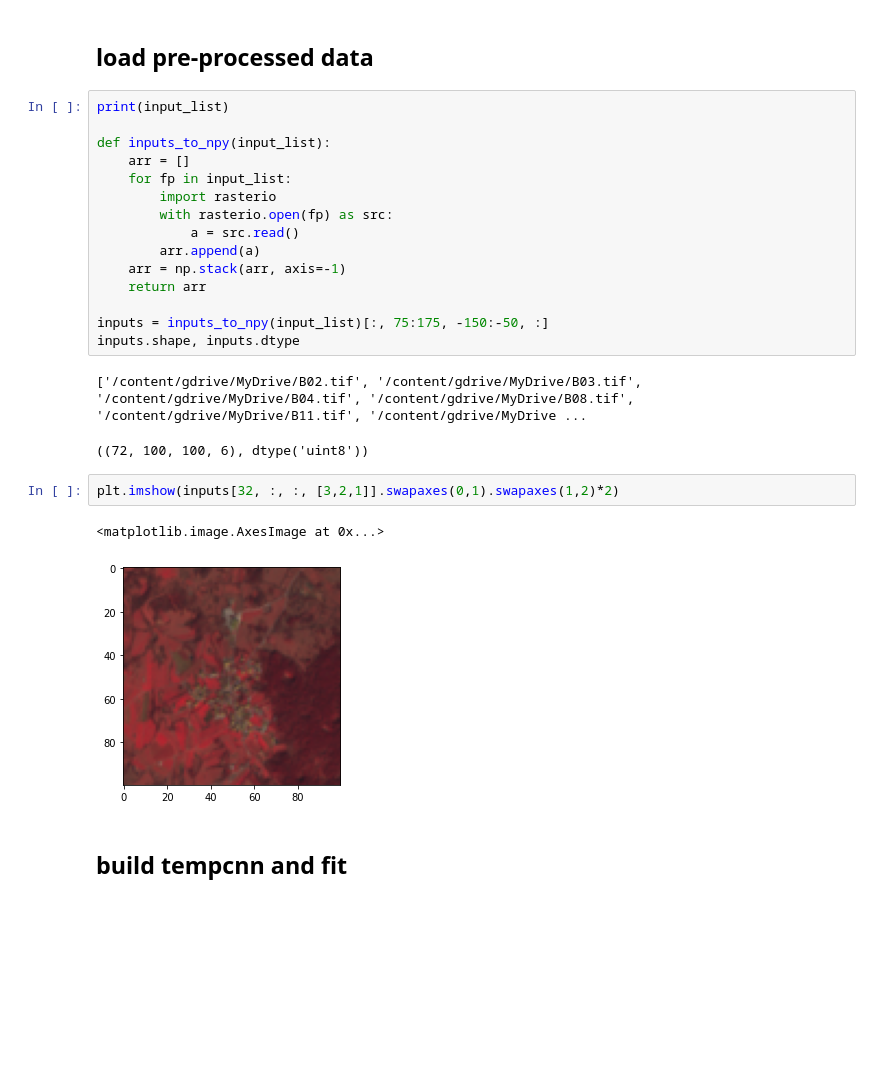
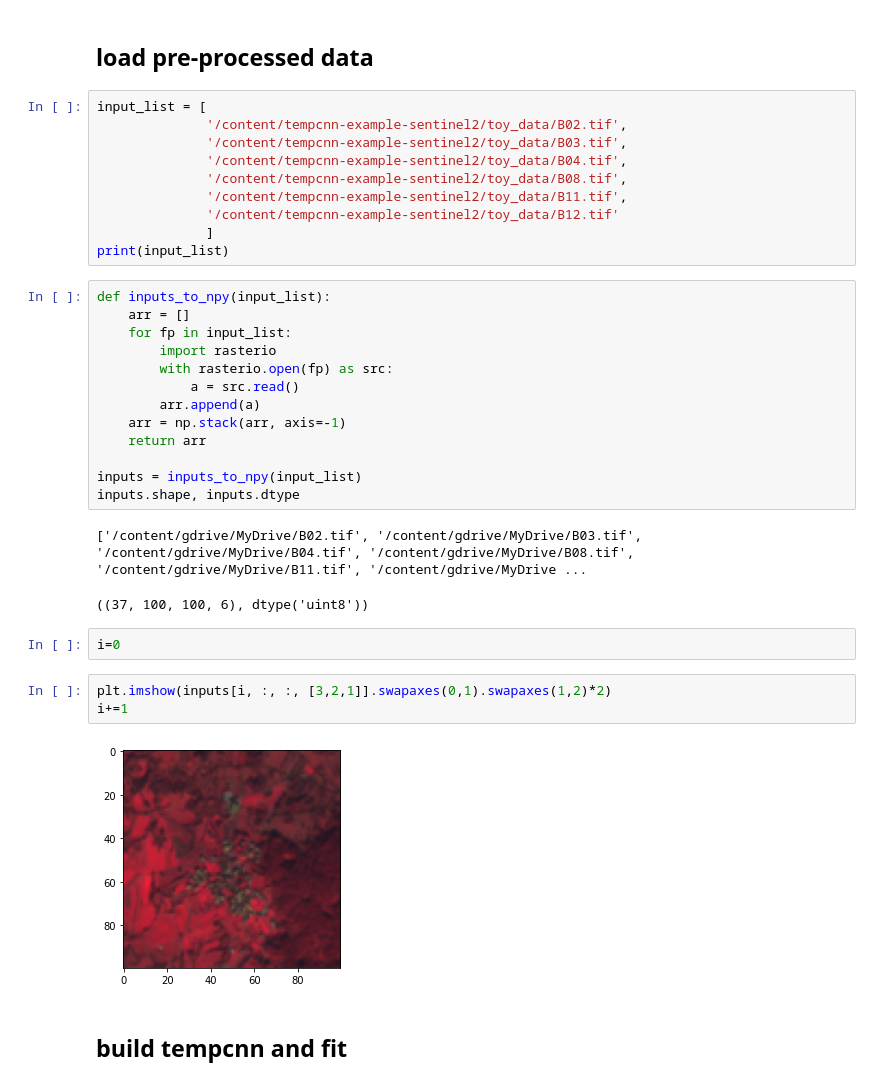
Before and after one commit to mickerott/tempcnn-example-sentinel2, a Jupyter notebook: tempcnn_example_sentinel2.ipynb, the cells around one changed output. Cells and saved outputs as stored; diff of their text form; blank space fills up the shorter version.

Commit message:
added example data

```diff
--- a/tempcnn_example_sentinel2.ipynb
+++ b/tempcnn_example_sentinel2.ipynb
@@ -159,9 +189,17 @@ plt.imshow(class_labels)
 [figure]
 # %% [markdown]
 ## load pre-processed data
+# %%
+input_list = [
+              '/content/tempcnn-example-sentinel2/toy_data/B02.tif',
+              '/content/tempcnn-example-sentinel2/toy_data/B03.tif',
+              '/content/tempcnn-example-sentinel2/toy_data/B04.tif',
+              '/content/tempcnn-example-sentinel2/toy_data/B08.tif',
+              '/content/tempcnn-example-sentinel2/toy_data/B11.tif',
+              '/content/tempcnn-example-sentinel2/toy_data/B12.tif'
+              ]
+print(input_list)
 # %%
-print(input_list)
-
 def inputs_to_npy(input_list):
     arr = []
     for fp in input_list:
@@ -172,16 +210,18 @@ def inputs_to_npy(input_list):
     arr = np.stack(arr, axis=-1)
     return arr
 
-inputs = inputs_to_npy(input_list)[:, 75:175, -150:-50, :]
+inputs = inputs_to_npy(input_list)
 inputs.shape, inputs.dtype
 # %% [output]
 ['/content/gdrive/MyDrive/B02.tif', '/content/gdrive/MyDrive/B03.tif', '/content/gdrive/MyDrive/B04.tif', '/content/gdrive/MyDrive/B08.tif', '/content/gdrive/MyDrive/B11.tif', '/content/gdrive/MyDrive ...
-((72, 100, 100, 6), dtype('uint8'))
+((37, 100, 100, 6), dtype('uint8'))
+# %%
+i=0
 # %%
-plt.imshow(inputs[32, :, :, [3,2,1]].swapaxes(0,1).swapaxes(1,2)*2)
+plt.imshow(inputs[i, :, :, [3,2,1]].swapaxes(0,1).swapaxes(1,2)*2)
+i+=1
 # %% [output]
-<matplotlib.image.AxesImage at 0x...>
-[figure, old version]
+[figure, new version]
 # %% [markdown]
 ## build tempcnn and fit
 # %%
```
Also changed, not shown: parts of 26 cells of this notebook, 7 other files.
